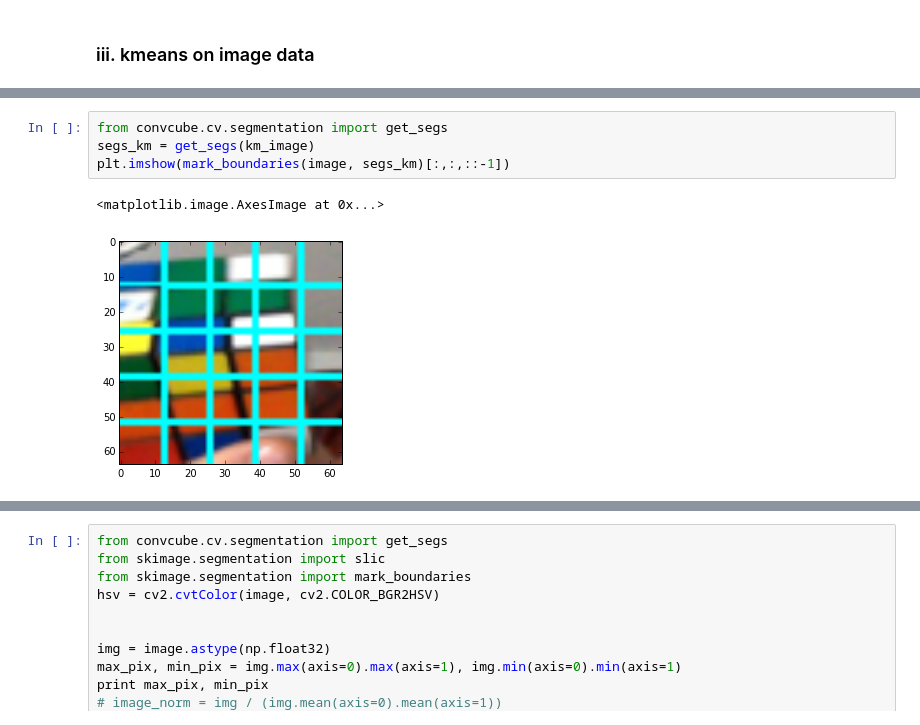
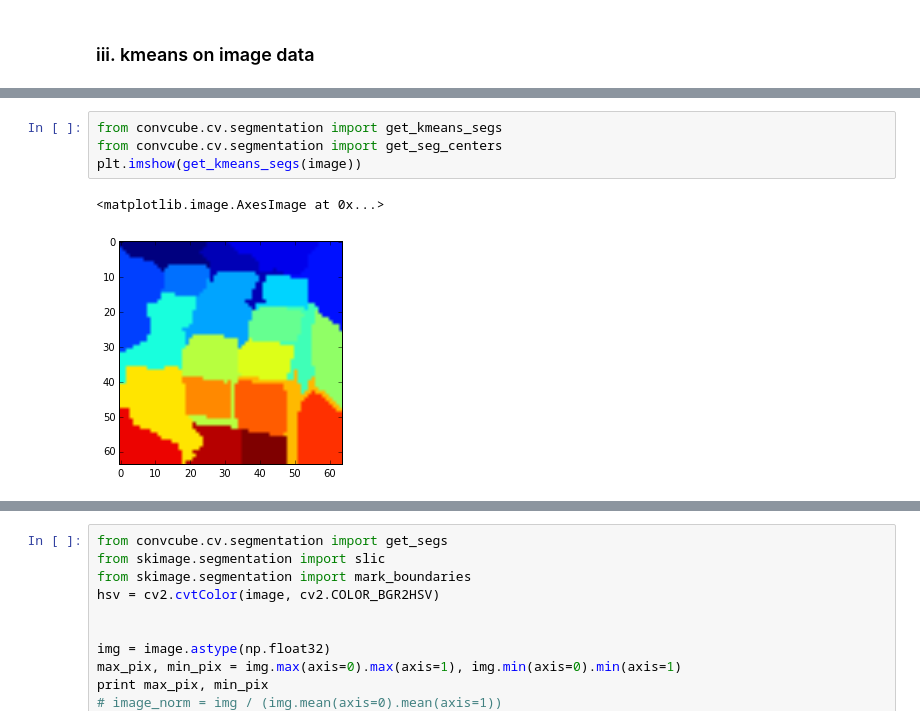
Before and after one commit to jayhack/ConvCube, a Jupyter notebook: PinPointing.ipynb, the cells around one changed output, grey strips where cells are left out. Cells and saved outputs as stored; diff of their text form.

Commit message:
taking the top n segments seems to be working better

```diff
--- a/PinPointing.ipynb
+++ b/PinPointing.ipynb
@@ -224,7 +211,7 @@ km_image = labels.reshape(hsv.shape[0], hsv.shape[1])
 # %%
-from convcube.cv.segmentation import get_segs
-segs_km = get_segs(km_image)
-plt.imshow(mark_boundaries(image, segs_km)[:,:,::-1])
+from convcube.cv.segmentation import get_kmeans_segs
+from convcube.cv.segmentation import get_seg_centers
+plt.imshow(get_kmeans_segs(image))
 # %% [output]
 <matplotlib.image.AxesImage at 0x...>
-[figure, old version]
+[figure, new version]
```
Also changed, not shown: parts of 4 cells of this notebook, 5 other files.
